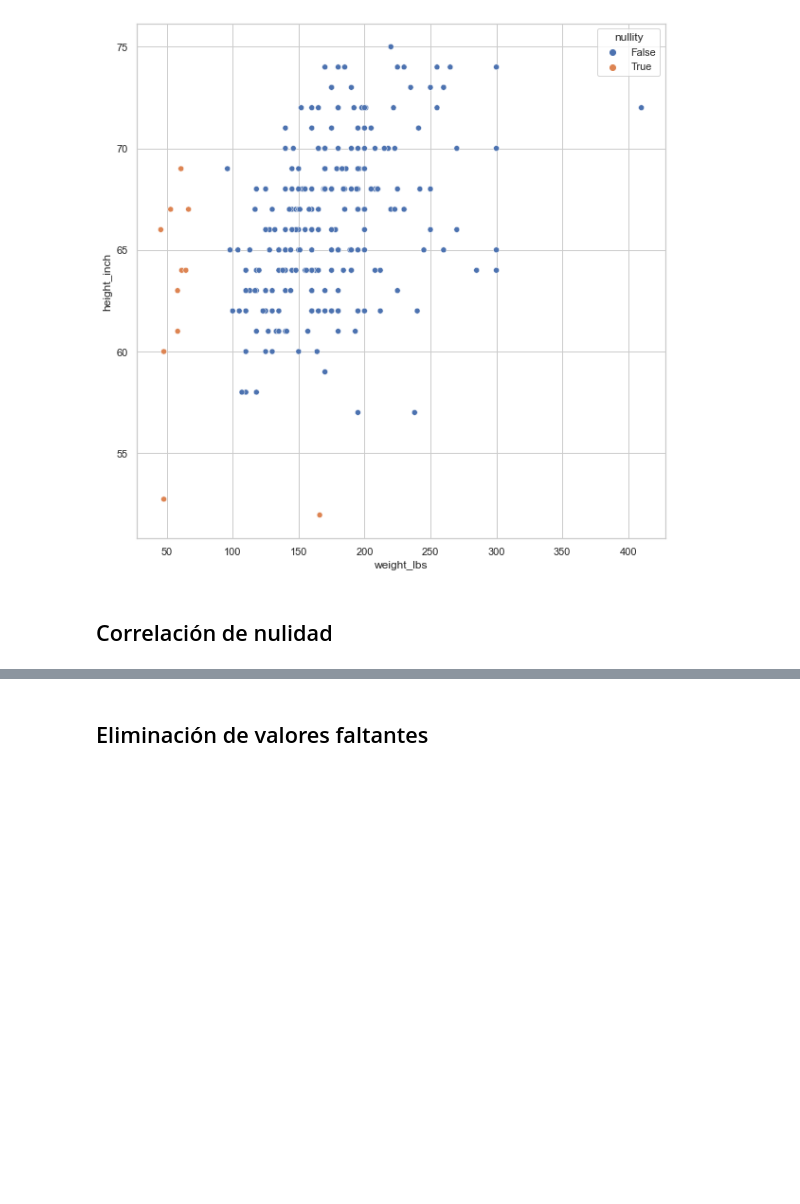
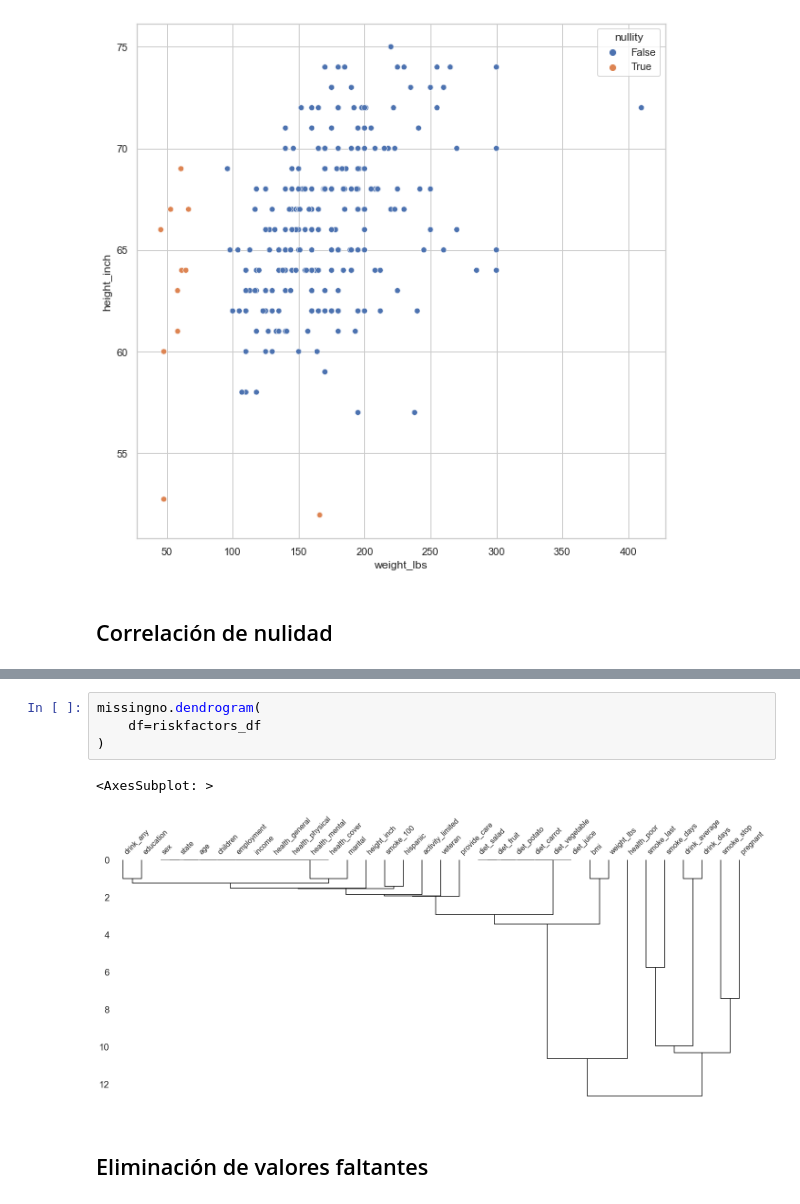
Before and after one commit to Bryan1195/Course_Missing_Values, a Jupyter notebook: notebooks/live-exploration-missing-values.ipynb, the cells around one changed output, grey strips where cells are left out. Drawn from its saved outputs; the diff is of its cells as text; blank space fills up the shorter version.

```diff
--- a/notebooks/live-exploration-missing-values.ipynb
+++ b/notebooks/live-exploration-missing-values.ipynb
@@ -1033,3 +1040,10 @@ riskfactors_df.missing.nullity_scatterplot("weight_lbs","height_inch")
+# %%
+missingno.dendrogram(
+    df=riskfactors_df
+)
+# %% [output]
+<AxesSubplot: >
+[figure, added]
 # %% [markdown]
 ## Eliminación de valores faltantes
 # %% [markdown]
```
Also changed, not shown: parts of 1 cell of this notebook.
